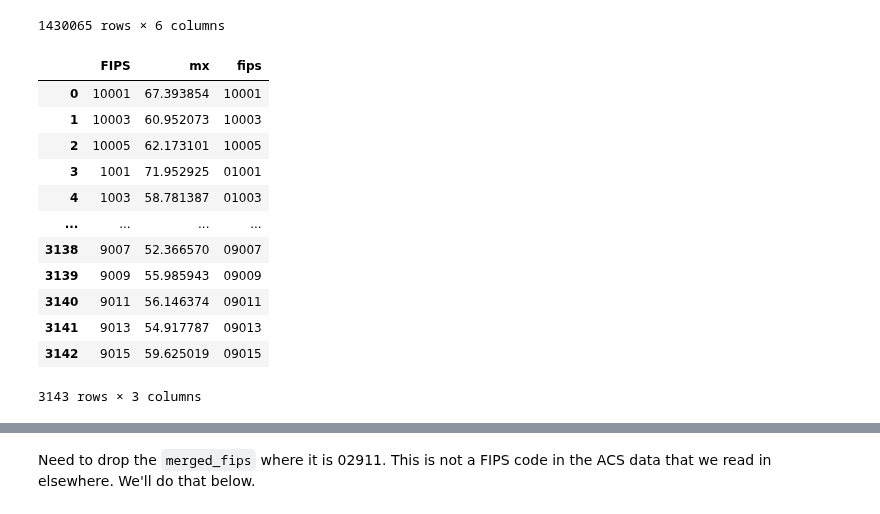
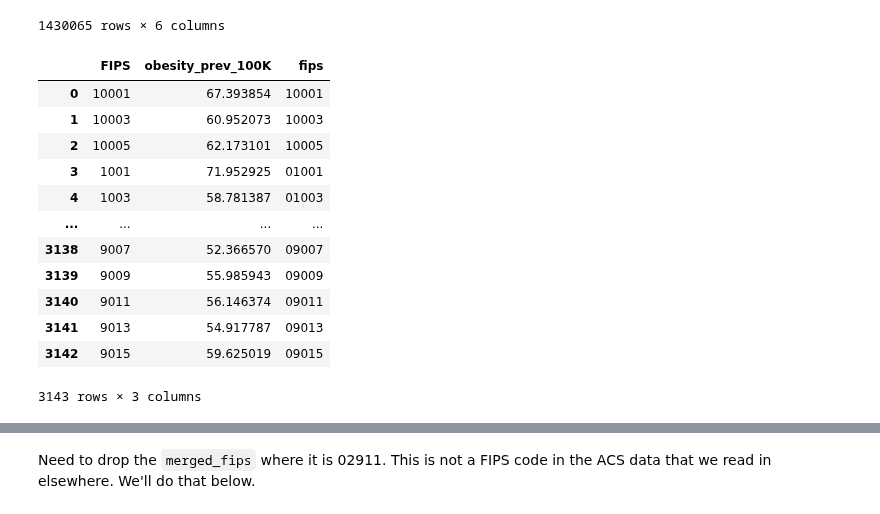
Before and after one commit to calculaterceec/Proj4Team2, a Jupyter notebook: code/02-2-Demo_with_health.ipynb, the cells around one changed output, grey strips where cells are left out. Saved outputs shown, nothing was run; the diff lists cells and outputs as text; code cells hidden in the pictures.

Commit message:
fixed obesity prevalence col label

```diff
--- a/code/02-2-Demo_with_health.ipynb
+++ b/code/02-2-Demo_with_health.ipynb
@@ -68,18 +70,19 @@ cvd_df_both
 # %%
 # Grouping it by county in order to pick off columns of interest to combine to the obesity data and the demographic data.
 # We're taking the mean prevalance of *any* cardiovascular disease cause of death.
 # 'mx is the prevalence per 100,000.
 
 cvd_by_county = cvd_df_both.groupby(['FIPS'], as_index=False).mean()
 
 # Fixing the FIPS that got converted to numeric during the groupby; since we're grouping on FIPS the mean is just what we want.
 
 cvd_by_county['fips'] = cvd_by_county['FIPS'].str.zfill(5)
+cvd_by_county.rename(columns = {'mx': 'obesity_prev_100K'}, inplace = True)
 cvd_by_county
 
 # mx is the preva
 # %% [output]
-|  | FIPS | mx | fips |
+|  | FIPS | obesity_prev_100K | fips |
 | 0 | 10001 | 67.393854 | 10001 |
 | 1 | 10003 | 60.952073 | 10003 |
 | 2 | 10005 | 62.173101 | 10005 |
```
Also changed, not shown: parts of 7 cells of this notebook, 2 other files.
